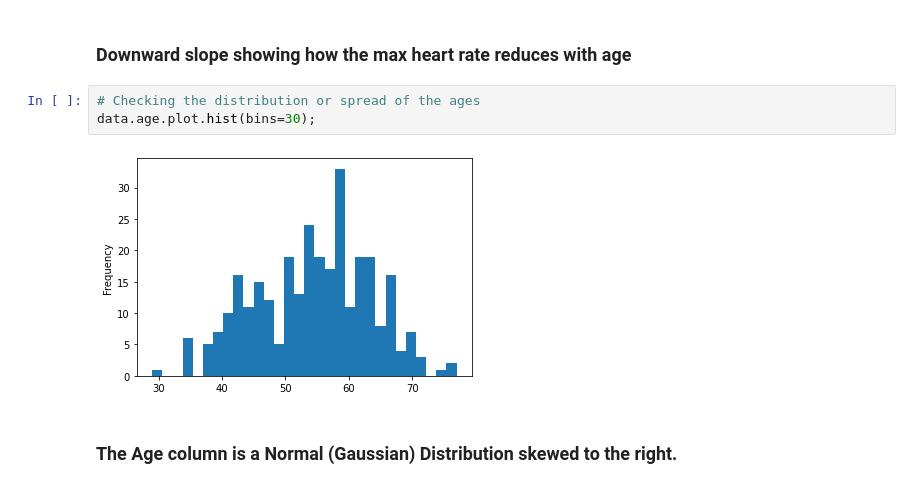
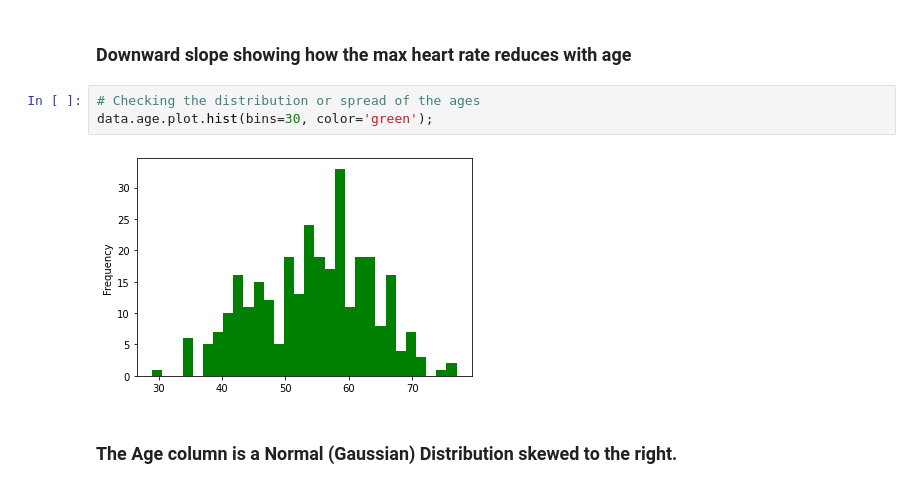
Before and after one commit to EMekanik/Heart-Disease-Classification, a Jupyter notebook: Heart-Disease-Classification.ipynb, the cells around one changed output. Cells and saved outputs as stored; diff of their text form.

```diff
--- a/Heart-Disease-Classification.ipynb
+++ b/Heart-Disease-Classification.ipynb
@@ -247,9 +247,9 @@ plt.legend(['Heart Disease', 'No Heart Disease']);
 ### Downward slope showing how the max heart rate reduces with age
 # %%
 # Checking the distribution or spread of the ages
-data.age.plot.hist(bins=30);
+data.age.plot.hist(bins=30, color='green');
 # %% [output]
-[figure, old version]
+[figure, new version]
 # %% [markdown]
 ### The Age column is a Normal (Gaussian) Distribution skewed to the right.
 # %%
```
Also changed, not shown: parts of 24 cells of this notebook, 2 other files.
